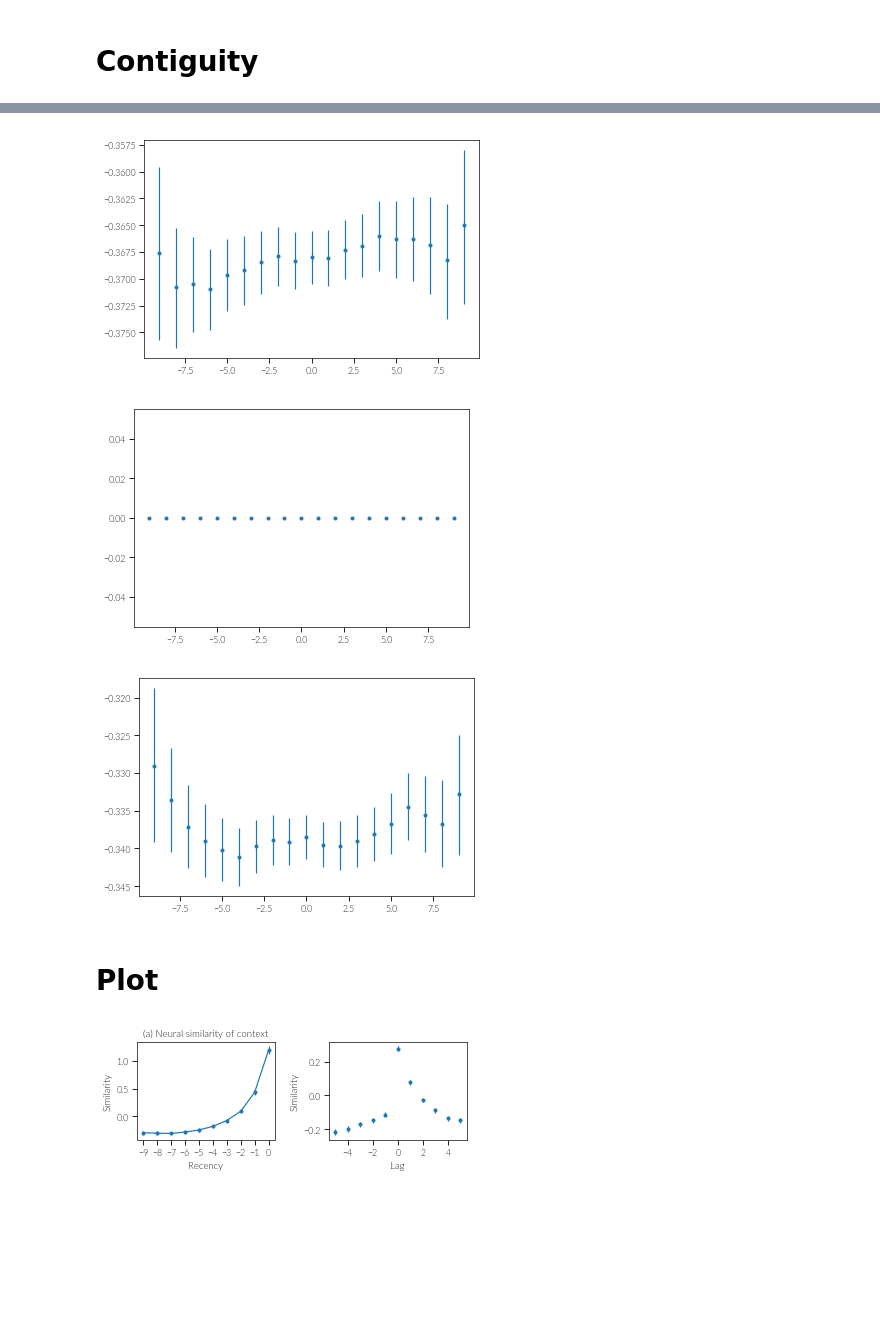
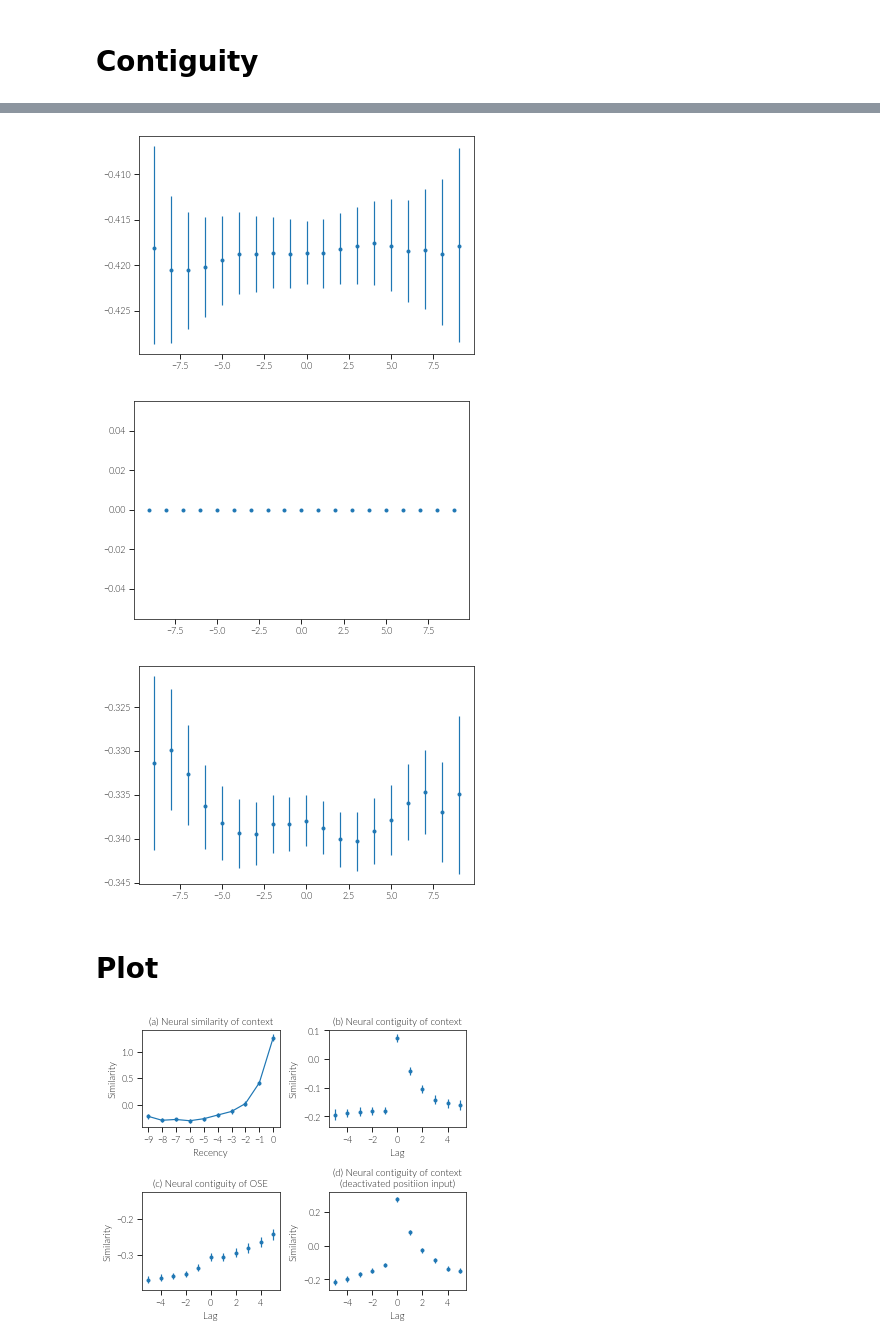
Before and after one commit to ctn-archive/cue-model, a Jupyter notebook: notebooks/Neural context analysis.ipynb, the cells around one changed output, grey strips where cells are left out. Saved outputs shown, nothing was run; the diff lists cells and outputs as text; code cells hidden in the pictures; blank space fills up the shorter version.

Commit message:
Update neural context analysis

```diff
--- a/notebooks/Neural context analysis.ipynb
+++ b/notebooks/Neural context analysis.ipynb
@@ -104,7 +105,7 @@ fig.tight_layout()
 # %% [markdown]
 # Contiguity
 # %%
-def analyze_contiguity(raw_spikes):
+def analyze_contiguity(raw_spikes, recognition_order):
     pi_epochs = [list(range(1000 * i, 1000 * (i+1))) for i in range(10)]
     recognition_epochs = [list(range(10000 + 20000 + 1000 * i, 10000 + 20000 + 1000 * (i+1))) for i in range(10)]
 
@@ -124,7 +125,7 @@ def analyze_contiguity(raw_spikes):
         #presentation_z_scores = z_score(trial_data, pi_epochs)
         presentation_z_scores = np.nan_to_num(presentation_z_scores, copy=False)
         #recognition_z_scores = z_score(trial_data, recognition_epochs)
-        recognition_z_scores = recognition_z_scores[np.argsort(data['recognition_order'][i]), :]
+        recognition_z_scores = recognition_z_scores[np.argsort(recognition_order[i]), :]
         recognition_z_scores = np.nan_to_num(recognition_z_scores, copy=False)
         similarity = np.dot(presentation_z_scores, recognition_z_scores.T) / presentation_z_scores.shape[1]
 
@@ -146,9 +147,9 @@ def plot_contiguity(ax, df):
 
     ax.errorbar(μ.index, μ['similarity'], ci.T, fmt='o', markersize=3)
 # %%
-df_cont_ctx = analyze_contiguity(data['p_ctx_spikes'])
+df_cont_ctx = analyze_contiguity(data['p_ctx_spikes'], data['recognition_order'])
 # %%
-df_cont_ose = analyze_contiguity(data['p_ose'])
+df_cont_ose = analyze_contiguity(data['p_ose'], data['recognition_order'])
 # %%
 plot_contiguity(plt.gca(), df_cont_ctx)
 # %% [output]
@@ -168,36 +169,56 @@ plot_contiguity(plt.gca(), analyze_contiguity(data['p_pos']))
 # %%
-plot_contiguity(plt.gca(), analyze_contiguity(data['p_vhat']))
+plot_contiguity(plt.gca(), analyze_contiguity(data['p_vhat'], data['recognition_order']))
 # %% [output]
-[figure, old version]
+[figure, new version]
 # %%
-plot_contiguity(plt.gca(), analyze_contiguity(data['p_phat']))
+plot_contiguity(plt.gca(), analyze_contiguity(data['p_phat'], data['recognition_order']))
 # %% [output]
-[figure, old version]
+[figure, new version]
 # %%
-plot_contiguity(plt.gca(), analyze_contiguity(data['p_p']))
+plot_contiguity(plt.gca(), analyze_contiguity(data['p_p'], data['recognition_order']))
 # %% [output]
-[figure, old version]
+[figure, new version]
 # %% [markdown]
 # Plot
+# %%
+df_cont_ctx_wo_pos = analyze_contiguity(data_wo_pos['p_ctx_spikes'], data_wo_pos['recognition_order'])
 # %%
-fig = plt.figure(figsize=(textwidth, row_height))
+fig = plt.figure(figsize=(textwidth, row_height * 2))
 
-ax = fig.add_subplot(1, 2, 1)
+ax = fig.add_subplot(2, 2, 1)
 ax.errorbar(recency, similarity_mean, np.asarray(similarity_ci).T, marker='o', markersize=3)
 ax.xaxis.set_major_locator(MaxNLocator(integer=True))
 ax.set_xlabel("Recency")
 ax.set_ylabel("Similarity")
 ax.set_title("(a) Neural similarity of context")
 
-ax = fig.add_subplot(1, 2, 2)
+ax = fig.add_subplot(2, 2, 2)
 plot_contiguity(ax, df_cont_ctx)
 ax.set_xlim(-5.5, 5.5)
 ax.xaxis.set_major_locator(MaxNLocator(integer=True))
 ax.set_xlabel("Lag")
 ax.set_ylabel("Similarity")
+ax.set_title("(b) Neural contiguity of context")
+
+ax = fig.add_subplot(2, 2, 3)
+plot_contiguity(ax, df_cont_ose)
+ax.set_xlim(-5.5, 5.5)
+ax.set_ylim(top=-0.125)
+ax.xaxis.set_major_locator(MaxNLocator(integer=True))
+ax.set_xlabel("Lag")
+ax.set_ylabel("Similarity")
+ax.set_title("(c) Neural contiguity of OSE")
+
+ax = fig.add_subplot(2, 2, 4)
+plot_contiguity(ax, df_cont_ctx_wo_pos)
+ax.set_xlim(-5.5, 5.5)
+ax.xaxis.set_major_locator(MaxNLocator(integer=True))
+ax.set_xlabel("Lag")
+ax.set_ylabel("Similarity")
+ax.set_title("(d) Neural contiguity of context\n(deactivated positiion input)")
 
 sns.despine(fig, top=False, right=False)
 fig.tight_layout()
 # %% [output]
-[figure, old version]
+[figure, new version]
 # %%
```
Also changed, not shown: parts of 13 cells of this notebook.
